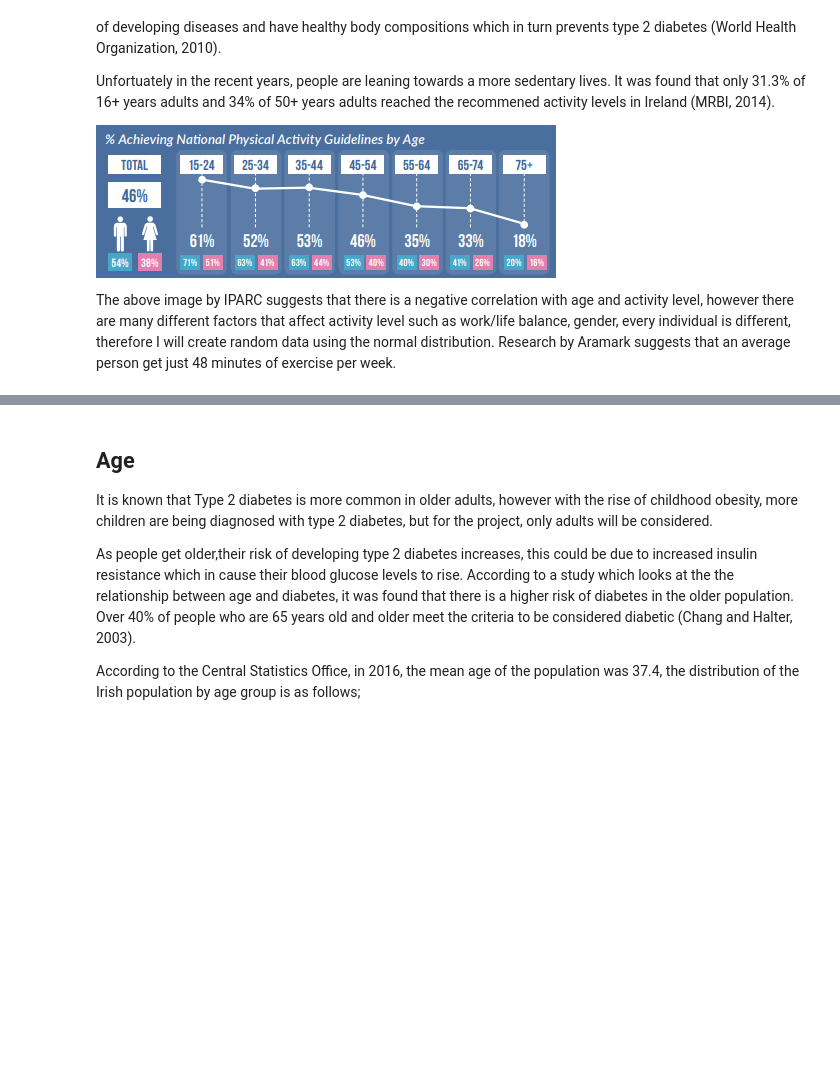
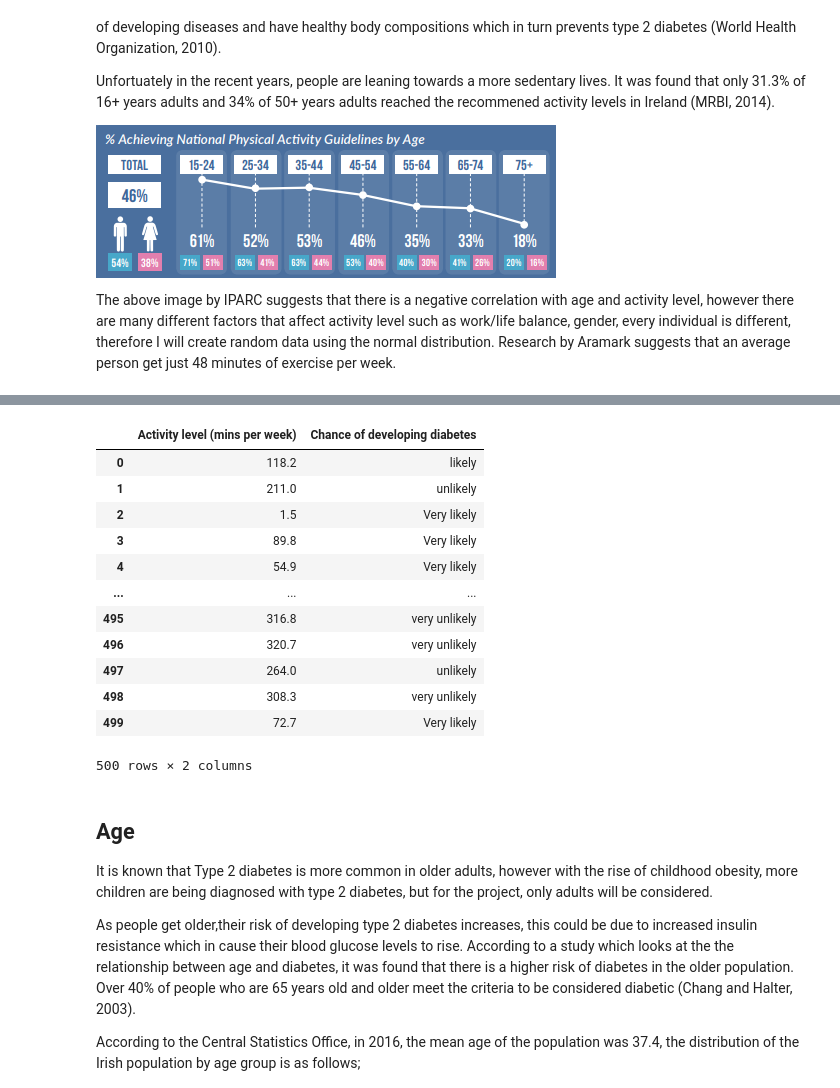
Before and after one commit to kalamkitty/ProgDA_project, a Jupyter notebook: ProgDA_Project.ipynb, the cells around one changed output, grey strips where cells are left out. Drawn from its saved outputs; the diff is of its cells as text; code cells hidden in the pictures; blank space fills up the shorter version.

Commit message:
Added more to activity level, dataframes

```diff
--- a/ProgDA_Project.ipynb
+++ b/ProgDA_Project.ipynb
@@ -48,6 +48,7 @@ np.random.seed(1)
 # 0 hour for no exercise and 4.33 hours/420 minutes of exercise (the recommended amount), round result
 activity_level = np.random.triangular(0, 48, 420,500).round(1)
 
-
-activity_level
+# create dataframe using pandas to display data rather than a large array of random numbers.
+df_actlvl = pd.DataFrame(activity_level, columns=['Activity level (mins per week)'])
+df_actlvl
 # %% [output]
@@ -71,3 +75,37 @@ array([118.2, 211. ,   1.5,  89.8,  54.9,  43.1,  63.4, 100.2, 113. ,
+# %%
+# https://www.dataquest.io/blog/tutorial-add-column-pandas-dataframe-based-on-if-else-condition/
+# Assigning risk levels to the df of activity level above
+
+# List of conditions for the actvity level
+conditions = [
+    (df_actlvl["Activity level (mins per week)"] <= 105),
+    (df_actlvl["Activity level (mins per week)"] > 106) & (df["Activity level (mins per week)"] <= 120),
+    (df_actlvl["Activity level (mins per week)"] > 121) & (df["Activity level (mins per week)"] <= 300),
+    (df_actlvl["Activity level (mins per week)"] > 301)
+    ]
+
+values = ["Very likely", "likely", "unlikely", "very unlikely"]
+
+# Add column to the df with a heading
+df_actlvl["Chance of developing diabetes"] = np.select(conditions, values)
+
+df_actlvl
+
+#  Visualisation of activity linked risk
+# %% [output]
+|  | Activity level (mins per week) | Chance of developing diabetes |
+| 0 | 118.2 | likely |
+| 1 | 211.0 | unlikely |
+| 2 | 1.5 | Very likely |
+| 3 | 89.8 | Very likely |
+| 4 | 54.9 | Very likely |
+| ... | ... | ... |
+| 495 | 316.8 | very unlikely |
+| 496 | 320.7 | very unlikely |
+| 497 | 264.0 | unlikely |
+| 498 | 308.3 | very unlikely |
+| 499 | 72.7 | Very likely |
+500 rows × 2 columns
 # %% [markdown]
 ## Age
 
```
Also changed, not shown: parts of 2 cells of this notebook.
